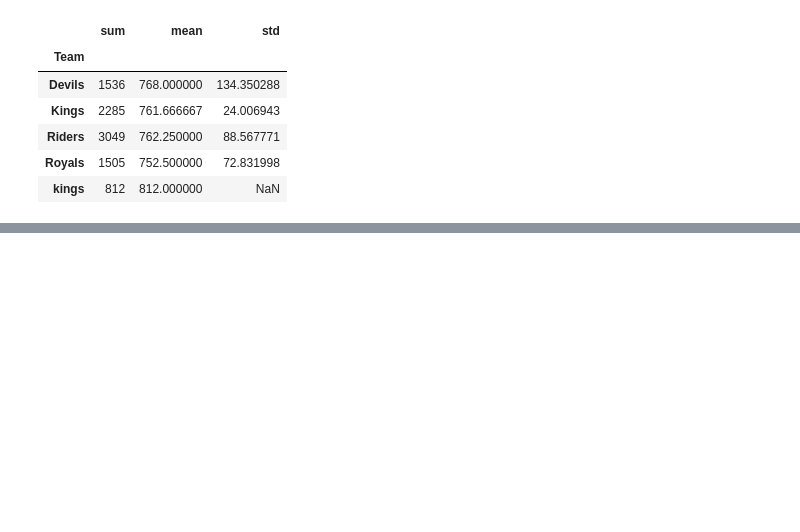
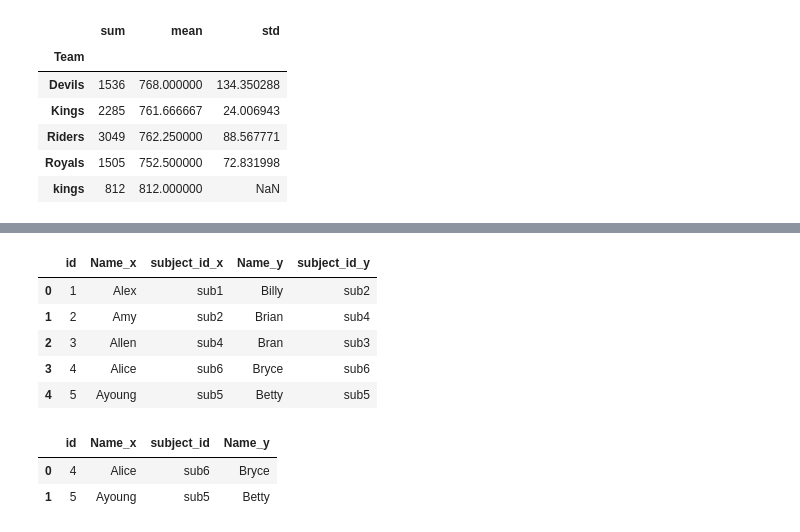
Before and after one commit to mga321/tutorialspoint_notebooks, a Jupyter notebook: pandas.ipynb, the cells around one changed output, grey strips where cells are left out. Cells and saved outputs as stored; diff of their text form; code cells hidden in the pictures; blank space fills up the shorter version.

```diff
--- a/pandas.ipynb
+++ b/pandas.ipynb
@@ -1675,0 +1714,17 @@ grouped['Points'].agg([np.sum, np.mean, np.std])
+# %%
+# Example 1: Merge the two DataFrames on a specified key
+pd.merge(left, right, on='id')
+# %% [output]
+|  | id | Name_x | subject_id_x | Name_y | subject_id_y |
+| 0 | 1 | Alex | sub1 | Billy | sub2 |
+| 1 | 2 | Amy | sub2 | Brian | sub4 |
+| 2 | 3 | Allen | sub4 | Bran | sub3 |
+| 3 | 4 | Alice | sub6 | Bryce | sub6 |
+| 4 | 5 | Ayoung | sub5 | Betty | sub5 |
+# %%
+# Example 2: Merge two DataFrames on multiple keys
+pd.merge(left, right, on=['id', 'subject_id'])
+# %% [output]
+|  | id | Name_x | subject_id | Name_y |
+| 0 | 4 | Alice | sub6 | Bryce |
+| 1 | 5 | Ayoung | sub5 | Betty |
```
Also changed, not shown: parts of 7 cells of this notebook.
